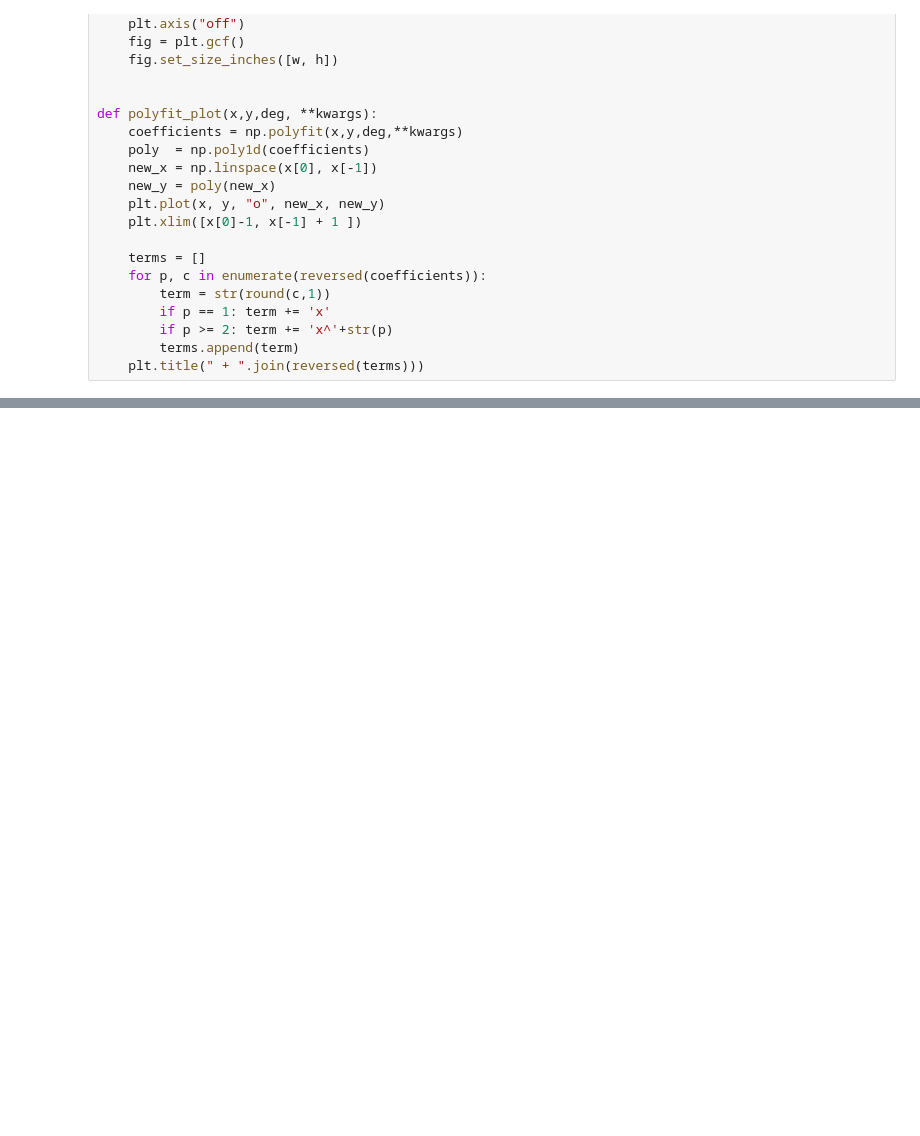
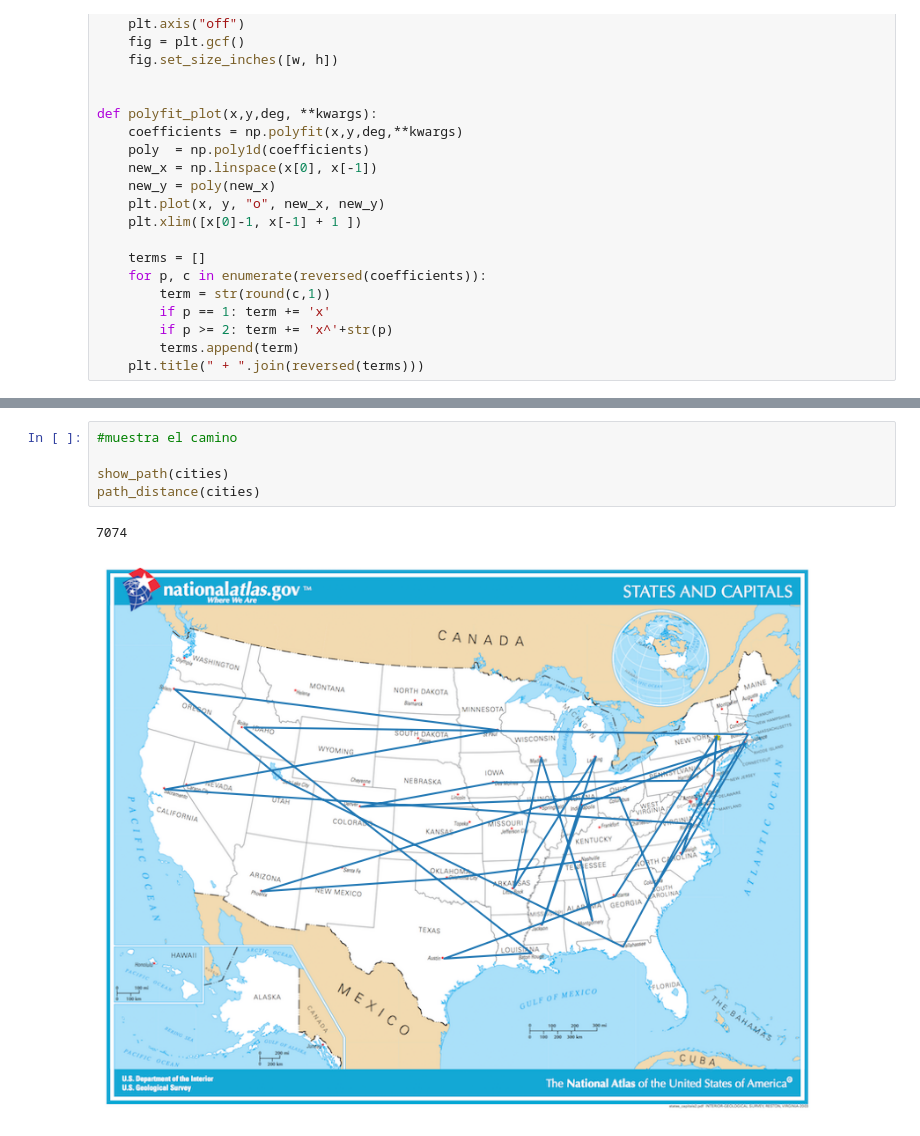
Before and after one commit to Niser01/Tesis, a Jupyter notebook: mine_ant.ipynb, the cells around one changed output, grey strips where cells are left out. Saved outputs shown, nothing was run; the diff lists cells and outputs as text; blank space fills up the shorter version.

```diff
--- a/mine_ant.ipynb
+++ b/mine_ant.ipynb
@@ -107,0 +115,8 @@ show_cities(cities)
+# %%
+#muestra el camino
+
+show_path(cities)
+path_distance(cities)
+# %% [output]
+7074
+[figure, added]
```
Also changed, not shown: parts of 7 cells of this notebook, 2 other files.
